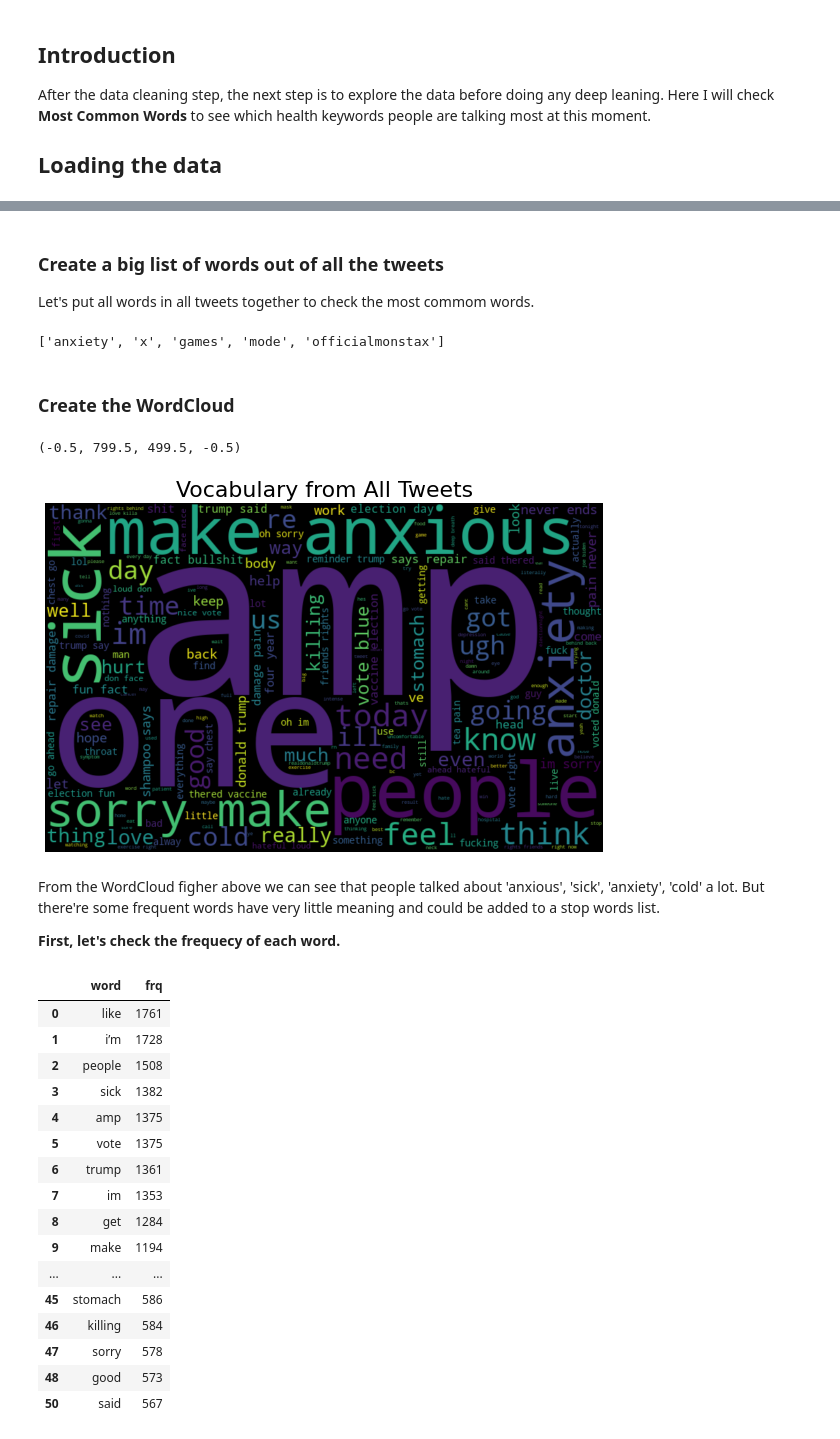
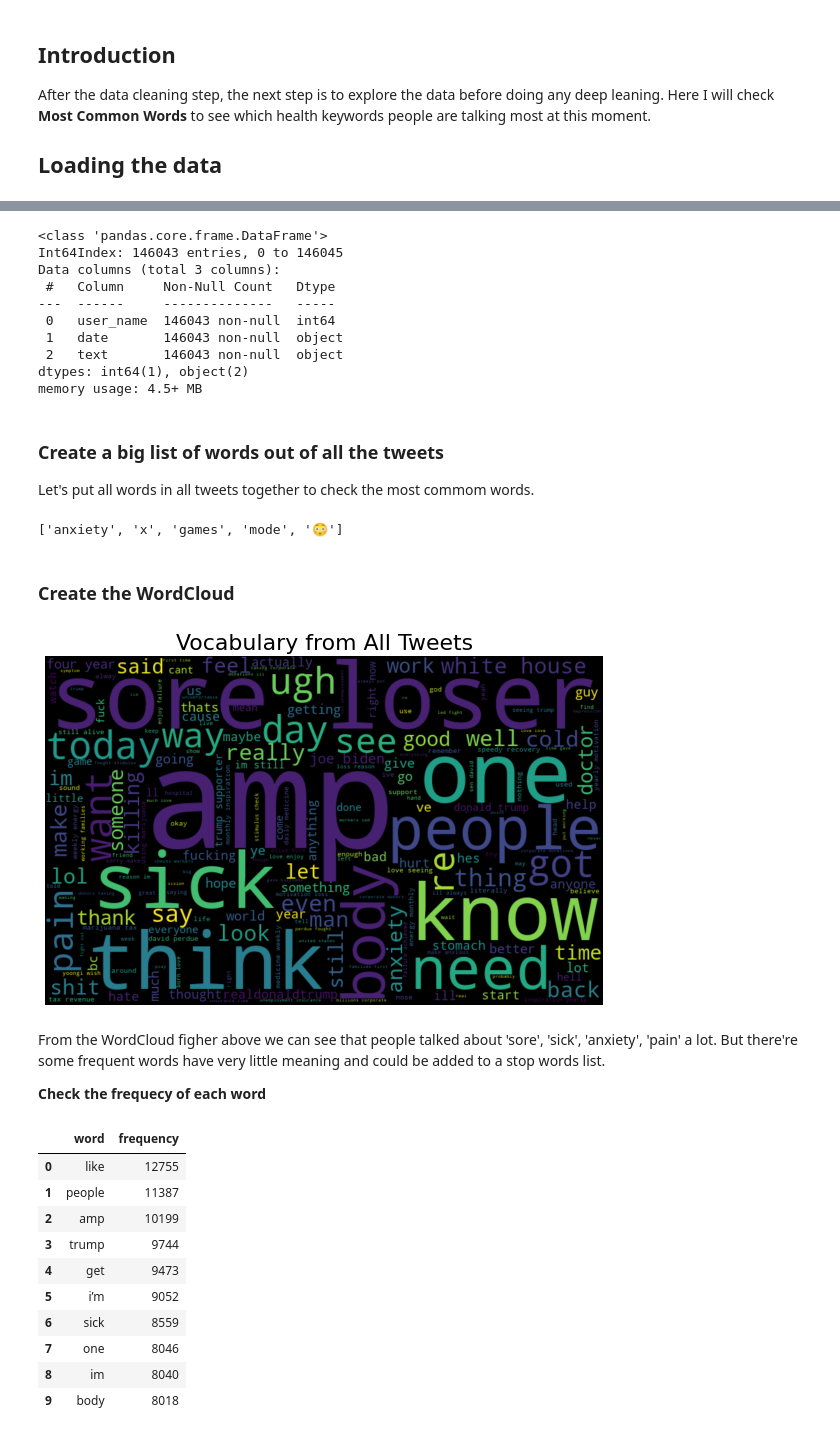
Before and after one commit to yuhan0623/Springboard, a Jupyter notebook: Capstone project-3 Health_Care/3-Exploratory-Data-Analysis.ipynb, the cells around one changed output, grey strips where cells are left out. Saved outputs shown, nothing was run; the diff lists cells and outputs as text; code cells hidden in the pictures.

```diff
--- a/Capstone project-3 Health_Care/3-Exploratory-Data-Analysis.ipynb
+++ b/Capstone project-3 Health_Care/3-Exploratory-Data-Analysis.ipynb
@@ -37,3 +57,17 @@ df.head()
+# %%
+df.dropna(inplace=True)
+df.info()
+# %% [output]
+<class 'pandas.core.frame.DataFrame'>
+Int64Index: 146043 entries, 0 to 146045
+Data columns (total 3 columns):
+ #   Column     Non-Null Count   Dtype
+---  ------     --------------   -----
+ 0   user_name  146043 non-null  int64
+ 1   date       146043 non-null  object
+ 2   text       146043 non-null  object
+dtypes: int64(1), object(2)
+memory usage: 4.5+ MB
 # %% [markdown]
 ### Create a big list of words out of all the tweets
 
@@ -42,7 +76,7 @@ Let's put all words in all tweets together to check the most commom words.
 words_list = [word for line in df.text for word in line.split()]
 words_list[:5]
 # %% [output]
-['anxiety', 'x', 'games', 'mode', 'officialmonstax']
+['anxiety', 'x', 'games', 'mode', '😳']
 # %% [markdown]
 ### Create the WordCloud
 # %%
@@ -52,34 +86,28 @@ wc.generate(' '.join(words_list))
 plt.imshow(wc, interpolation="bilinear")
 plt.title("Vocabulary from All Tweets", fontsize = 22)
 plt.axis("off")
+plt.savefig(r'C:\Users\yuhan\Desktop\Springboard\Capstone project-3 Health_Care\figures\wordcloud_all_tweets.png')
 # %% [output]
-(-0.5, 799.5, 499.5, -0.5)
-[figure, old version]
+[figure, new version]
 # %% [markdown]
-From the WordCloud figher above we can see that people talked about 'anxious', 'sick', 'anxiety', 'cold' a lot. But there're some frequent words have very little meaning and could be added to a stop words list.
+From the WordCloud figher above we can see that people talked about 'sore', 'sick', 'anxiety', 'pain' a lot. But there're some frequent words have very little meaning and could be added to a stop words list.
 
-**First, let's check the frequecy of each word.**
+**Check the frequecy of each word**
 # %%
 word_counts = Counter(words_list).most_common()
 words_df = pd.DataFrame(word_counts)
-words_df.columns = ['word', 'frq']
-words_df = words_df.sort_values('frq', ascending=False)
-words_df.head(50)
+words_df.columns = ['word', 'frequency']
+words_df = words_df.sort_values('frequency', ascending=False)
+words_df.head(10)
 # %% [output]
-|  | word | frq |
-| 0 | like | 1761 |
-| 1 | i’m | 1728 |
-| 2 | people | 1508 |
-| 3 | sick | 1382 |
-| 4 | amp | 1375 |
-| 5 | vote | 1375 |
-| 6 | trump | 1361 |
-| 7 | im | 1353 |
-| 8 | get | 1284 |
-| 9 | make | 1194 |
-| ... | ... | ... |
-| 45 | stomach | 586 |
-| 46 | killing | 584 |
-| 47 | sorry | 578 |
-| 48 | good | 573 |
-| 50 | said | 567 |
+|  | word | frequency |
+| 0 | like | 12755 |
+| 1 | people | 11387 |
+| 2 | amp | 10199 |
+| 3 | trump | 9744 |
+| 4 | get | 9473 |
+| 5 | i’m | 9052 |
+| 6 | sick | 8559 |
+| 7 | one | 8046 |
+| 8 | im | 8040 |
+| 9 | body | 8018 |
```
Also changed, not shown: parts of 24 cells of this notebook, 15 other files.
